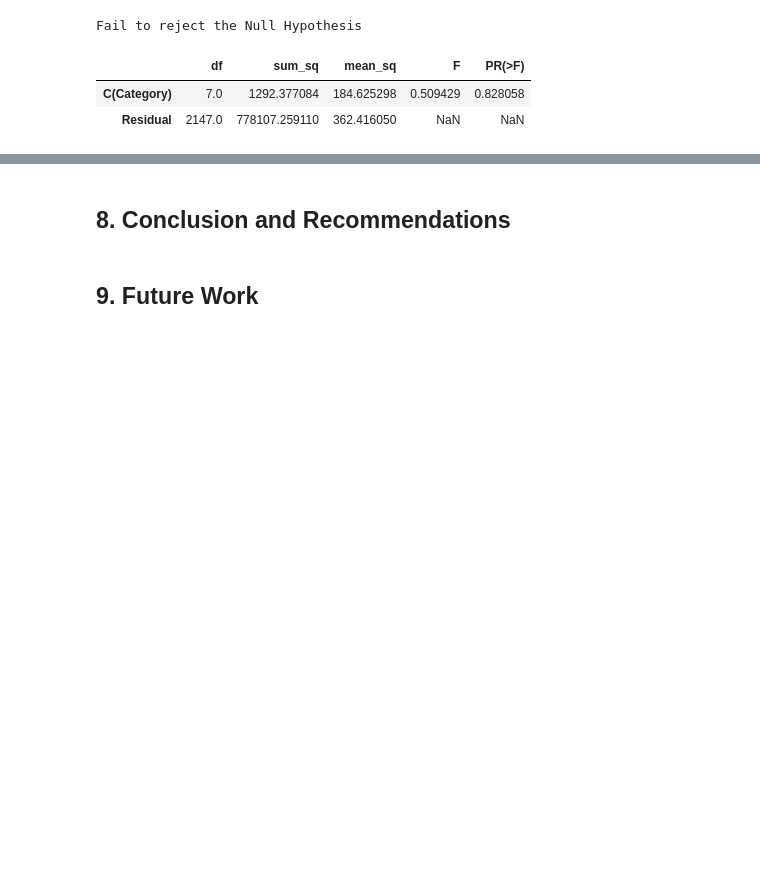
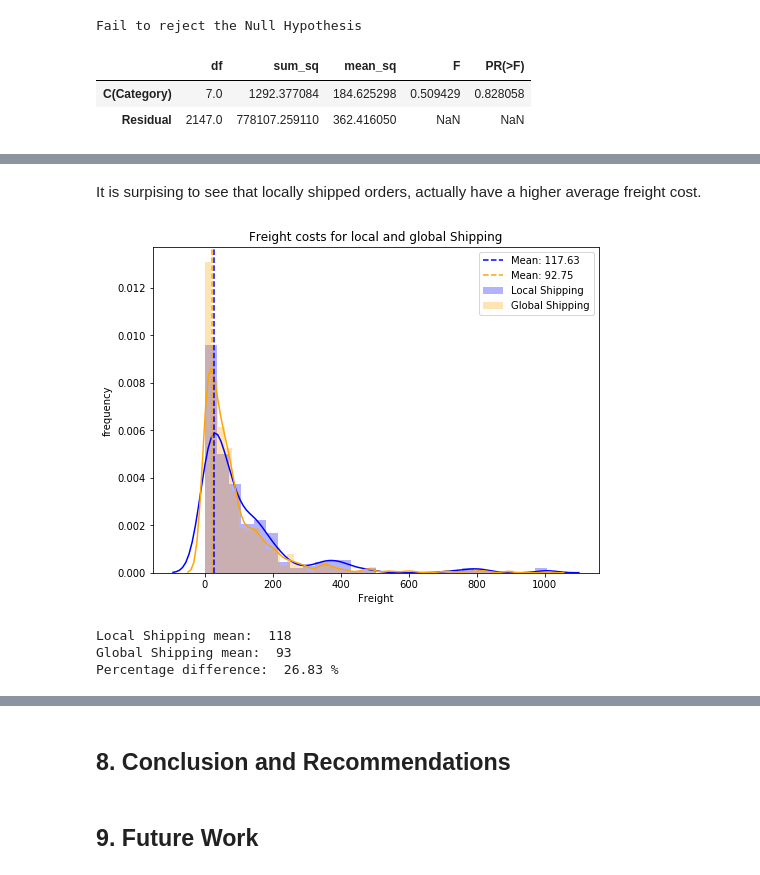
Before and after one commit to feraguilari/dsc-2-final-project-online-ds-pt-021119, a Jupyter notebook: student.ipynb, the cells around one changed output, grey strips where cells are left out. Cells and saved outputs as stored; diff of their text form; code cells hidden in the pictures; blank space fills up the shorter version.

```diff
--- a/student.ipynb
+++ b/student.ipynb
@@ -174,16 +186,16 @@ def plot_compare(a,b, title ='Quantities Ordered with and without discount',
     sns.distplot(b, label=labelb,
             color='orange', hist_kws=dict(alpha=.3))
     plt.axvline(df_orderd.Quantity.mean(), 0,1, color='blue',
-            linestyle='--', label='Mean Quantity')
+            linestyle='--', label='Mean: '+str(round(a.mean(),2)))
     plt.axvline(df_ordernd.Quantity.mean(), 0,1, color='orange',
-            linestyle='--', label='Mean Quantity' )
+            linestyle='--', label='Mean: '+str(round(b.mean(),2) ))
     plt.title(title)
     plt.ylabel('frequency')
     plt.legend()
     plt.show();
-    print('Average quantity ordered with discount: ',round(a.mean()))
-    print('Average quantity ordered without discount: ',round(b.mean()))
-    print('Percentage increase by offering discount: ',
+    print(labela+' mean: ',round(a.mean()))
+    print(labelb+' mean: ',round(b.mean()))
+    print('Percentage difference: ',
           round((a.mean()-b.mean())/b.mean()*100, 2),'%')
 
 def ANOVA(formula,data, decision=True):
@@ -530,0 +554,14 @@ Fail to reject the Null Hypothesis
+# %%
+#Instantiate the dataframe with the required information.
+freight_region = pd.read_sql_query("""SELECT s.Region, o.ShipRegion, o.freight
+                            FROM [Order] AS o
+                          JOIN [OrderDetail] AS od ON o.ID == od.OrderID
+                          JOIN [Product] AS p ON od.ProductID == p.ID
+                          JOIN [Supplier] AS s ON s.ID == p.SupplierID""", engine)
+#Visualize first lines of the data frame.
+print(freight_region.head(),'\n')
+#Split data into control and experimental samples.
+cntrl_freight = freight_region[freight_region['Region']==freight_region['ShipRegion']]['Freight']
+print('Control Descriptive Statistics\n',cntrl_freight.describe(),'\n')
+exp_freight = freight_region[freight_region['Region']!=freight_region['ShipRegion']]['Freight']
+print('Experimental Descriptive Statistics\n',exp_freight.describe(),'\n')
@@ -530,0 +586,11 @@ Fail to reject the Null Hypothesis
+# %% [markdown]
+It is surpising to see that locally shipped orders, actually have a higher average freight cost.
+# %%
+fig = plt.figure(figsize=(8,6))
+plot_compare(cntrl_freight,exp_freight, title ='Freight costs for local and global Shipping',
+                labela = 'Local Shipping', labelb='Global Shipping')
+# %% [output]
+[figure, added]
+Local Shipping mean:  118
+Global Shipping mean:  93
+Percentage difference:  26.83 %
```
Also changed, not shown: parts of 21 cells of this notebook.
